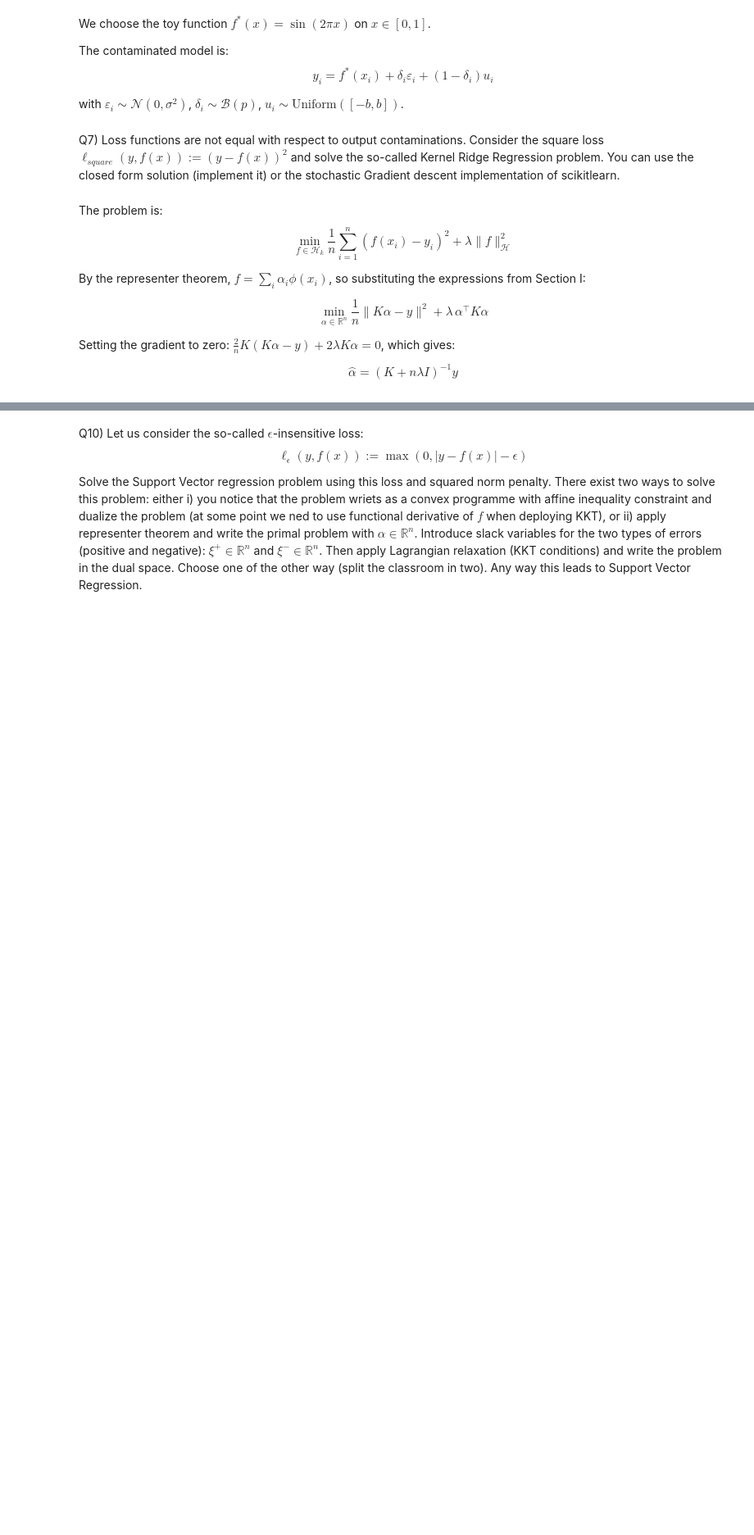
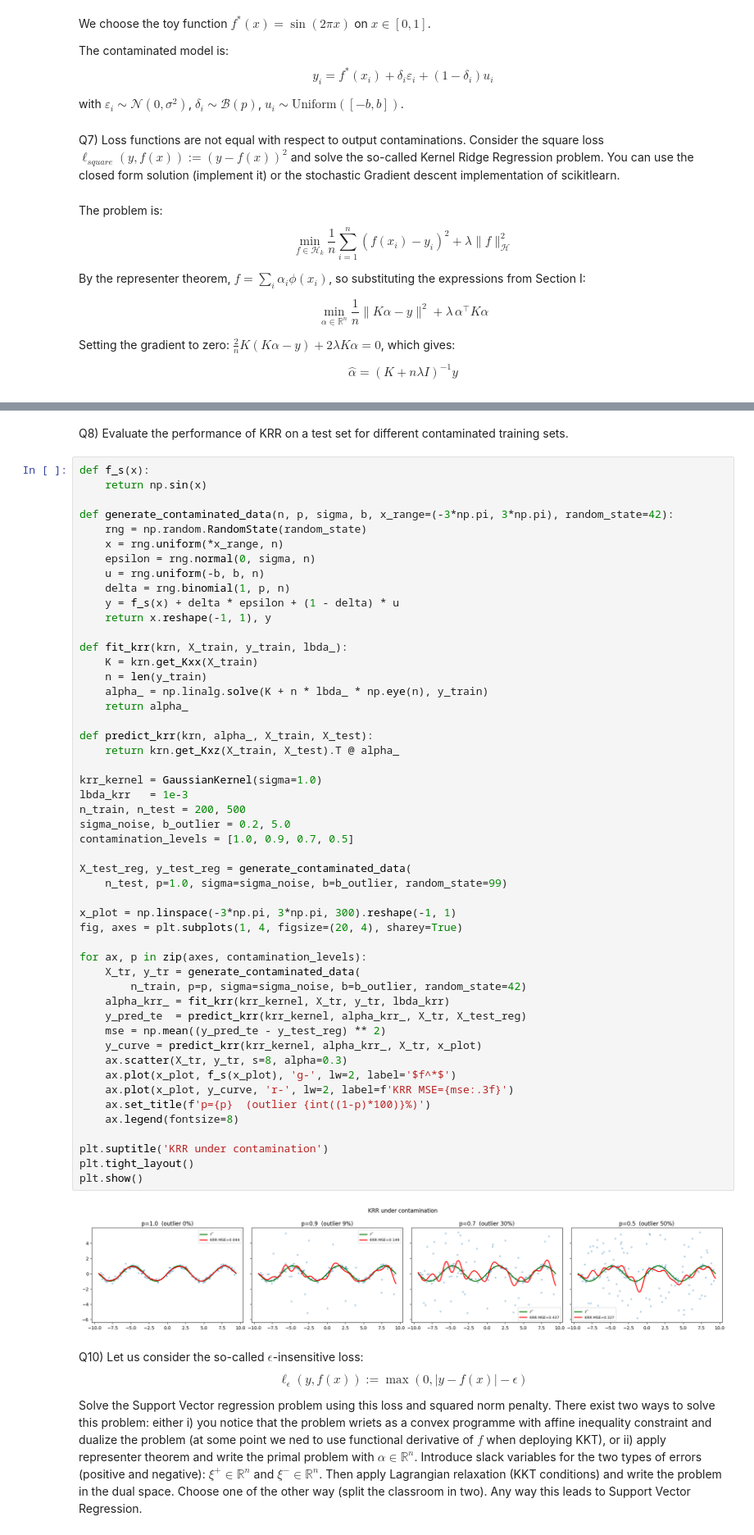
Before and after one commit to Mehdihjelk/Labs_ML_DL, a Jupyter notebook: tp-kpca-svr.ipynb, the cells around one changed output, grey strips where cells are left out. Shown at 82% size. Cells and saved outputs as stored; diff of their text form; blank space fills up the shorter version.

```diff
--- a/tp-kpca-svr.ipynb
+++ b/tp-kpca-svr.ipynb
@@ -708,3 +665,57 @@ plt.show()
+# %% [markdown]
+Q8) Evaluate the performance of KRR on a test set for different contaminated training sets.
+# %%
+def f_s(x):
+    return np.sin(x)
+
+def generate_contaminated_data(n, p, sigma, b, x_range=(-3*np.pi, 3*np.pi), random_state=42):
+    rng = np.random.RandomState(random_state)
+    x = rng.uniform(*x_range, n)
+    epsilon = rng.normal(0, sigma, n)
+    u = rng.uniform(-b, b, n)
+    delta = rng.binomial(1, p, n)
+    y = f_s(x) + delta * epsilon + (1 - delta) * u
+    return x.reshape(-1, 1), y
+
+def fit_krr(krn, X_train, y_train, lbda_):
+    K = krn.get_Kxx(X_train)
+    n = len(y_train)
+    alpha_ = np.linalg.solve(K + n * lbda_ * np.eye(n), y_train)
+    return alpha_
+
+def predict_krr(krn, alpha_, X_train, X_test):
+    return krn.get_Kxz(X_train, X_test).T @ alpha_
+
+krr_kernel = GaussianKernel(sigma=1.0)
+lbda_krr   = 1e-3
+n_train, n_test = 200, 500
+sigma_noise, b_outlier = 0.2, 5.0
+contamination_levels = [1.0, 0.9, 0.7, 0.5]
+
+X_test_reg, y_test_reg = generate_contaminated_data(
+    n_test, p=1.0, sigma=sigma_noise, b=b_outlier, random_state=99)
+
+x_plot = np.linspace(-3*np.pi, 3*np.pi, 300).reshape(-1, 1)
+fig, axes = plt.subplots(1, 4, figsize=(20, 4), sharey=True)
+
+for ax, p in zip(axes, contamination_levels):
+    X_tr, y_tr = generate_contaminated_data(
+        n_train, p=p, sigma=sigma_noise, b=b_outlier, random_state=42)
+    alpha_krr_ = fit_krr(krr_kernel, X_tr, y_tr, lbda_krr)
+    y_pred_te  = predict_krr(krr_kernel, alpha_krr_, X_tr, X_test_reg)
+    mse = np.mean((y_pred_te - y_test_reg) ** 2)
+    y_curve = predict_krr(krr_kernel, alpha_krr_, X_tr, x_plot)
+    ax.scatter(X_tr, y_tr, s=8, alpha=0.3)
+    ax.plot(x_plot, f_s(x_plot), 'g-', lw=2, label='$f^*$')
+    ax.plot(x_plot, y_curve, 'r-', lw=2, label=f'KRR MSE={mse:.3f}')
+    ax.set_title(f'p={p}  (outlier {int((1-p)*100)}%)')
+    ax.legend(fontsize=8)
+
+plt.suptitle('KRR under contamination')
+plt.tight_layout()
+plt.show()
+# %% [output]
+[figure, added]
 # %% [markdown]
 Q10) Let us consider the so-called $\epsilon$-insensitive loss:
    $$\ell_{\epsilon}(y,f(x)):= \max(0, |y - f(x)| -\epsilon)$$
```
Also changed, not shown: parts of 6 cells of this notebook.
